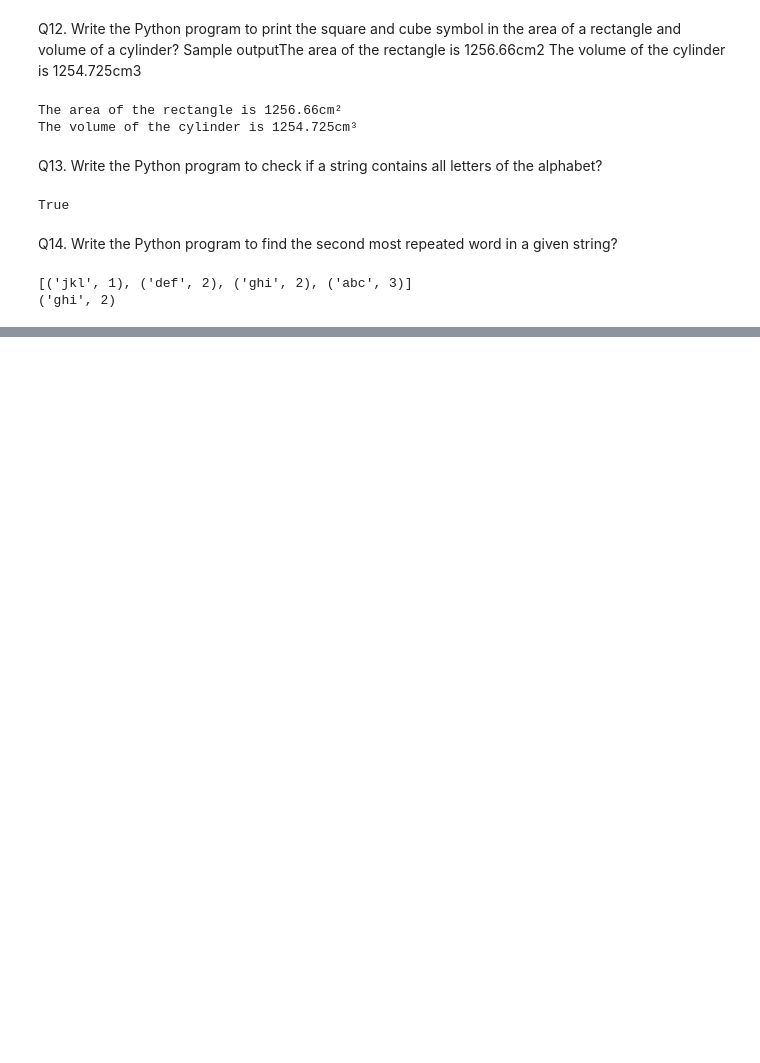
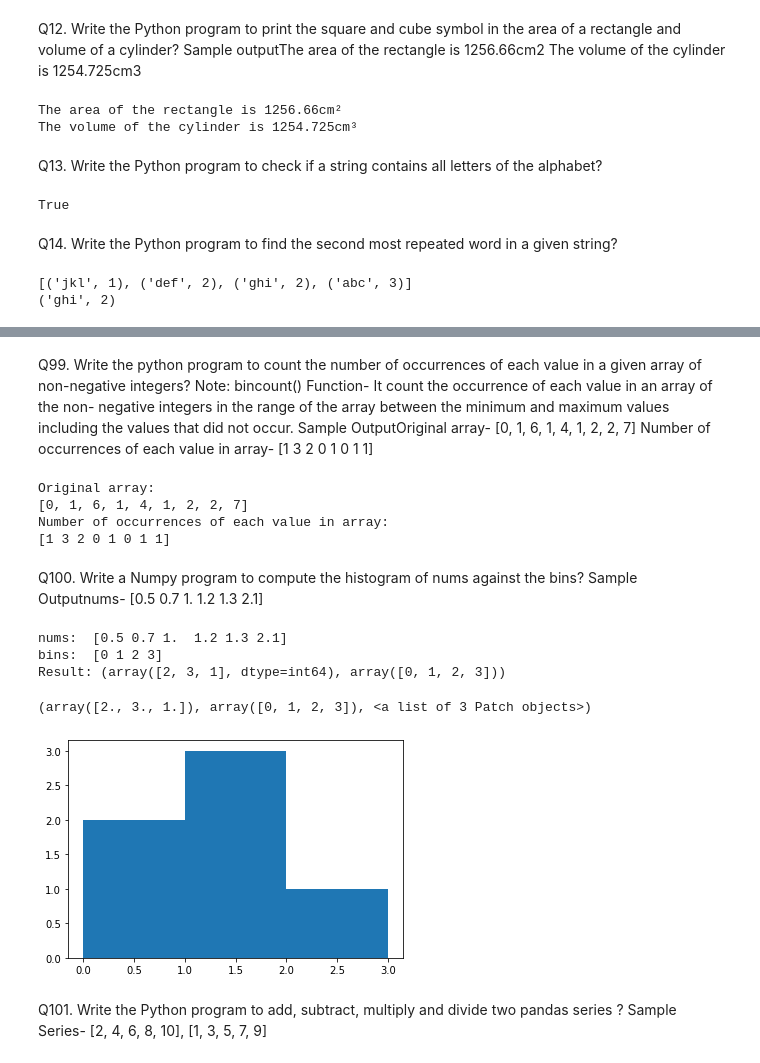
Before and after one commit to Manasmita1992/Machine-Learning, a Jupyter notebook: Python Subjective Assignment.ipynb, the cells around one changed output, grey strips where cells are left out. Drawn from its saved outputs; the diff is of its cells as text; code cells hidden in the pictures; blank space fills up the shorter version.

```diff
--- a/Python Subjective Assignment.ipynb
+++ b/Python Subjective Assignment.ipynb
@@ -256,0 +2152,42 @@ print(word_count('abc abc abc def def ghi ghi jkl'))
+# %% [markdown]
+Q99. Write the python program to count the number of occurrences of
+each value in a given array of non-negative integers?
+ Note: bincount() Function- It count the occurrence of each value in an array of the
+non- negative integers in the range of the array between the minimum and maximum values
+including the values that did not occur.
+Sample OutputOriginal array-
+[0, 1, 6, 1, 4, 1, 2, 2, 7]
+Number of occurrences of each value in array-
+[1 3 2 0 1 0 1 1]
+# %%
+array1 = [0, 1, 6, 1, 4, 1, 2, 2, 7]
+print("Original array:")
+print(array1)
+print("Number of occurrences of each value in array: ")
+print(np.bincount(array1))
+# %% [output]
+Original array:
+[0, 1, 6, 1, 4, 1, 2, 2, 7]
+Number of occurrences of each value in array:
+[1 3 2 0 1 0 1 1]
+# %% [markdown]
+Q100. Write a Numpy program to compute the histogram of nums
+against the bins?
+Sample Outputnums- [0.5 0.7 1. 1.2 1.3 2.1]
+# %%
+nums = np.array([0.5, 0.7, 1.0, 1.2, 1.3, 2.1])
+bins = np.array([0, 1, 2, 3])
+print("nums: ",nums)
+print("bins: ",bins)
+print("Result:", np.histogram(nums, bins))
+plt.hist(nums, bins=bins)
+# %% [output]
+nums:  [0.5 0.7 1.  1.2 1.3 2.1]
+bins:  [0 1 2 3]
+Result: (array([2, 3, 1], dtype=int64), array([0, 1, 2, 3]))
+(array([2., 3., 1.]), array([0, 1, 2, 3]), <a list of 3 Patch objects>)
+[figure, added]
+# %% [markdown]
+Q101. Write the Python program to add, subtract, multiply and divide
+two pandas series ?
+Sample Series- [2, 4, 6, 8, 10], [1, 3, 5, 7, 9]
```
Also changed, not shown: parts of 266 cells of this notebook.
